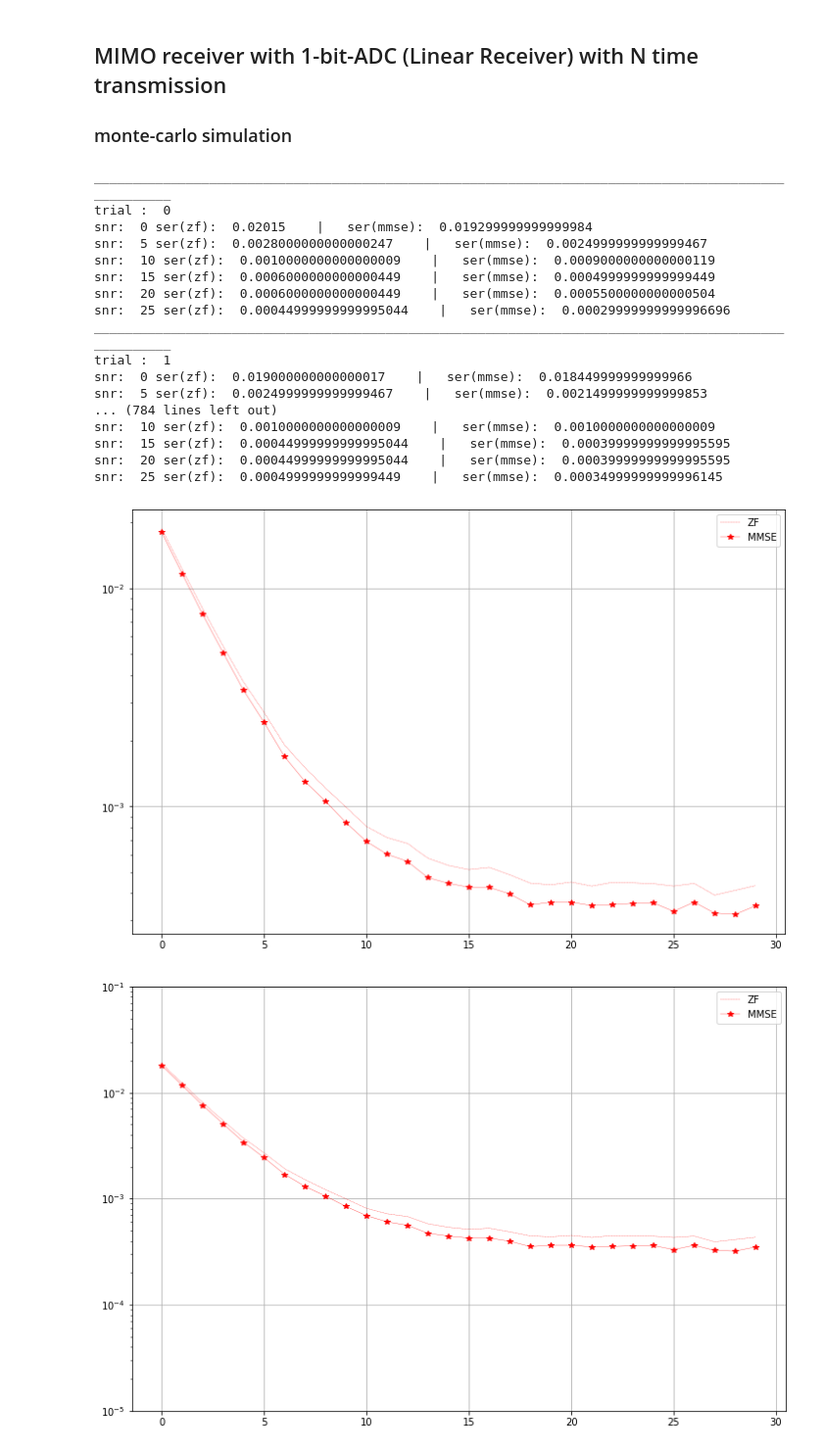
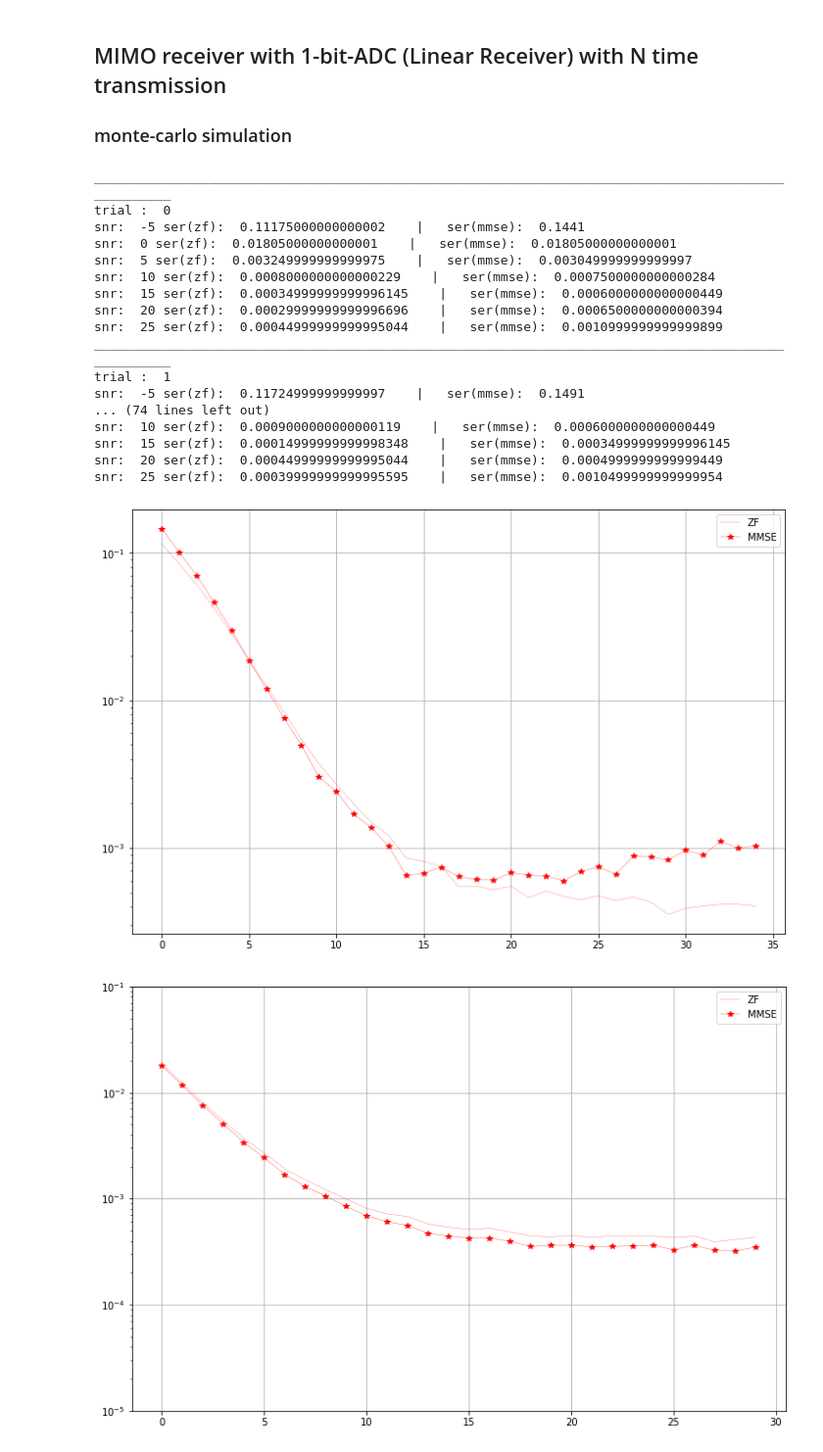
Before and after one commit to IISL-HYU/comm, a Jupyter notebook: practice.ipynb, the cells around one changed output. Shown at 98% size. Saved outputs shown, nothing was run; the diff lists cells and outputs as text; code cells hidden in the pictures.

Commit message:
fix mmse estimator

```diff
--- a/practice.ipynb
+++ b/practice.ipynb
@@ -350,15 +350,15 @@ constellation_points /= np.sqrt(2)
 # make symbol space = |M|^K  in case of using ML detection
 symbol_space = make_symbol_space(K, M, cp=constellation_points)
 
-sers_avg_zf = np.zeros((SNR_max))
-sers_avg_mmse = np.zeros((SNR_max))
-trials = 100
+sers_avg_zf = np.zeros((SNR_max+5))
+sers_avg_mmse = np.zeros((SNR_max+5))
+trials = 10
 for t in range(trials):
     sers_zf = []
     sers_mmse = []
     print("_" * 100)
     print("trial : ", t)
-    for snr in range(SNR_max):
+    for snr in range(-5, SNR_max):
         # symbols for T timeslots
         x = np.random.randint(0, M, size=K * T).reshape(T, K, 1)
         x = np.take(constellation_points, x)
@@ -377,7 +377,7 @@ for t in range(trials):
 
         # relaxed linear receiver
         W_zf = np.linalg.pinv(H_re)
-        W_MMSE = np.matmul((H_re.conjugate()).transpose(0, 2, 1), H_re) + np.eye(2 * K) * np.ones(shape=(T, 2*K, 2*K))
+        W_MMSE = np.matmul((H_re.conjugate()).transpose(0, 2, 1), H_re) + np.eye(2 * K) * np.ones(shape=(T, 2*K, 2*K)) * snr
         W_MMSE = np.linalg.inv(W_MMSE)
         W_MMSE = np.matmul(W_MMSE, (H_re.conjugate()).transpose(0, 2, 1))
 
@@ -397,47 +397,47 @@ for t in range(trials):
         compare = np.abs(x_tilde_mmse - constellation_points)
         det_by_idx = np.argmin(compare, axis=-1)
         x_hat_mmse = np.take(constellation_points, det_by_idx).reshape(x_tilde_mmse.shape)
 
         # Compare
         ser_zf = 1-np.sum(np.isclose(x, x_hat_zf)) / (T * K)
         ser_mmse = 1-np.sum(np.isclose(x, x_hat_mmse)) / (T * K)
 
         if snr % 5 == 0:
             print(f"snr: ", snr, "ser(zf): ", ser_zf, "   |   ser(mmse): ", ser_mmse)
         sers_zf.append(ser_zf)
         sers_mmse.append(ser_mmse)
 
     sers_avg_zf += np.array(sers_zf)
     sers_avg_mmse += np.array(sers_mmse)
 
 sers_avg_zf /= trials
 sers_avg_mmse /= trials
 
 plt.figure(figsize=(12, 8))
 plt.semilogy(sers_avg_zf, '--r', linewidth=0.3, label='ZF')
 plt.semilogy(sers_avg_mmse, '-r*', linewidth=0.3, label='MMSE')
 plt.grid()
 plt.legend()
 plt.show()
 # %% [output]
 ____________________________________________________________________________________________________
 trial :  0
-snr:  0 ser(zf):  0.02015    |   ser(mmse):  0.019299999999999984
-snr:  5 ser(zf):  0.0028000000000000247    |   ser(mmse):  0.0024999999999999467
-snr:  10 ser(zf):  0.0010000000000000009    |   ser(mmse):  0.0009000000000000119
-snr:  15 ser(zf):  0.0006000000000000449    |   ser(mmse):  0.0004999999999999449
-snr:  20 ser(zf):  0.0006000000000000449    |   ser(mmse):  0.0005500000000000504
-snr:  25 ser(zf):  0.00044999999999995044    |   ser(mmse):  0.00029999999999996696
+snr:  -5 ser(zf):  0.11175000000000002    |   ser(mmse):  0.1441
+snr:  0 ser(zf):  0.01805000000000001    |   ser(mmse):  0.01805000000000001
+snr:  5 ser(zf):  0.003249999999999975    |   ser(mmse):  0.003049999999999997
+snr:  10 ser(zf):  0.0008000000000000229    |   ser(mmse):  0.0007500000000000284
+snr:  15 ser(zf):  0.00034999999999996145    |   ser(mmse):  0.0006000000000000449
+snr:  20 ser(zf):  0.00029999999999996696    |   ser(mmse):  0.0006500000000000394
+snr:  25 ser(zf):  0.00044999999999995044    |   ser(mmse):  0.0010999999999999899
 ____________________________________________________________________________________________________
 trial :  1
-snr:  0 ser(zf):  0.019000000000000017    |   ser(mmse):  0.018449999999999966
-snr:  5 ser(zf):  0.0024999999999999467    |   ser(mmse):  0.0021499999999999853
-... (784 lines left out)
-snr:  10 ser(zf):  0.0010000000000000009    |   ser(mmse):  0.0010000000000000009
-snr:  15 ser(zf):  0.00044999999999995044    |   ser(mmse):  0.00039999999999995595
-snr:  20 ser(zf):  0.00044999999999995044    |   ser(mmse):  0.00039999999999995595
-snr:  25 ser(zf):  0.0004999999999999449    |   ser(mmse):  0.00034999999999996145
+snr:  -5 ser(zf):  0.11724999999999997    |   ser(mmse):  0.1491
+... (74 lines left out)
+snr:  10 ser(zf):  0.0009000000000000119    |   ser(mmse):  0.0006000000000000449
+snr:  15 ser(zf):  0.00014999999999998348    |   ser(mmse):  0.00034999999999996145
+snr:  20 ser(zf):  0.00044999999999995044    |   ser(mmse):  0.0004999999999999449
+snr:  25 ser(zf):  0.00039999999999995595    |   ser(mmse):  0.0010499999999999954
-[figure, old version]
+[figure, new version]
 # %%
 
 plt.figure(figsize=(12, 8))
```
